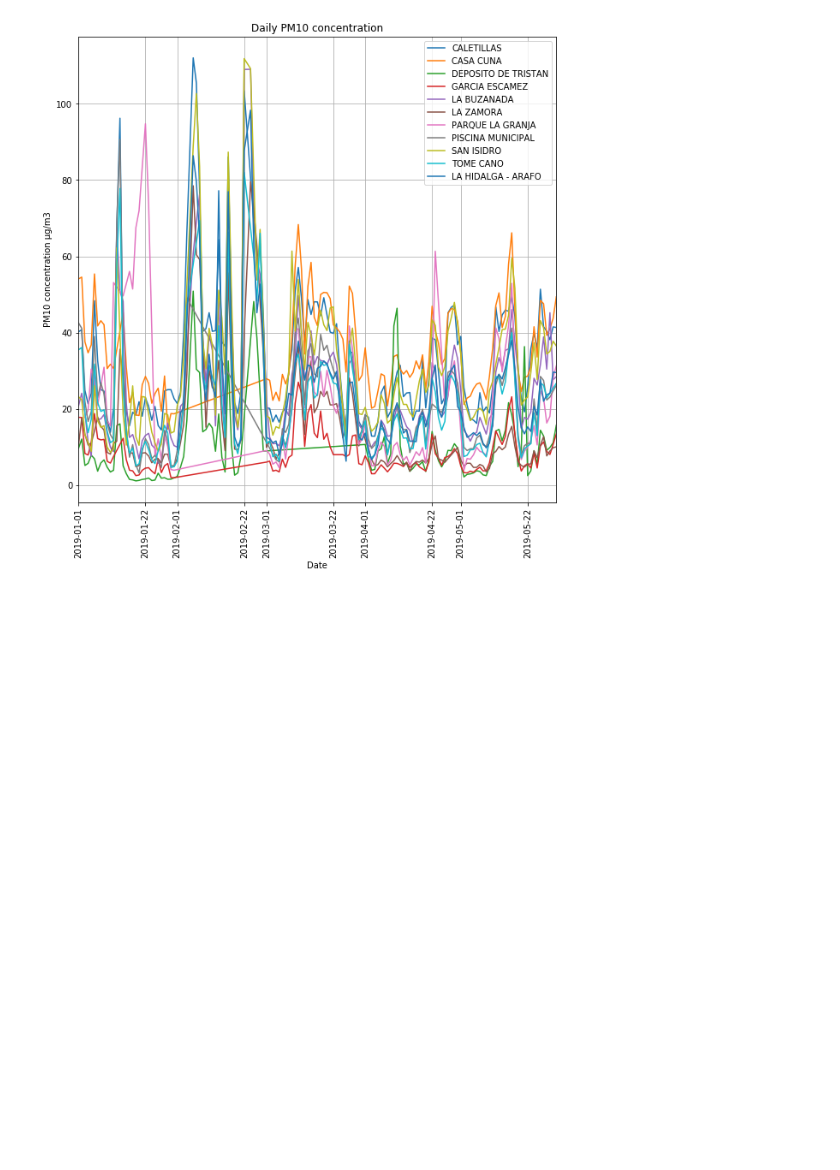
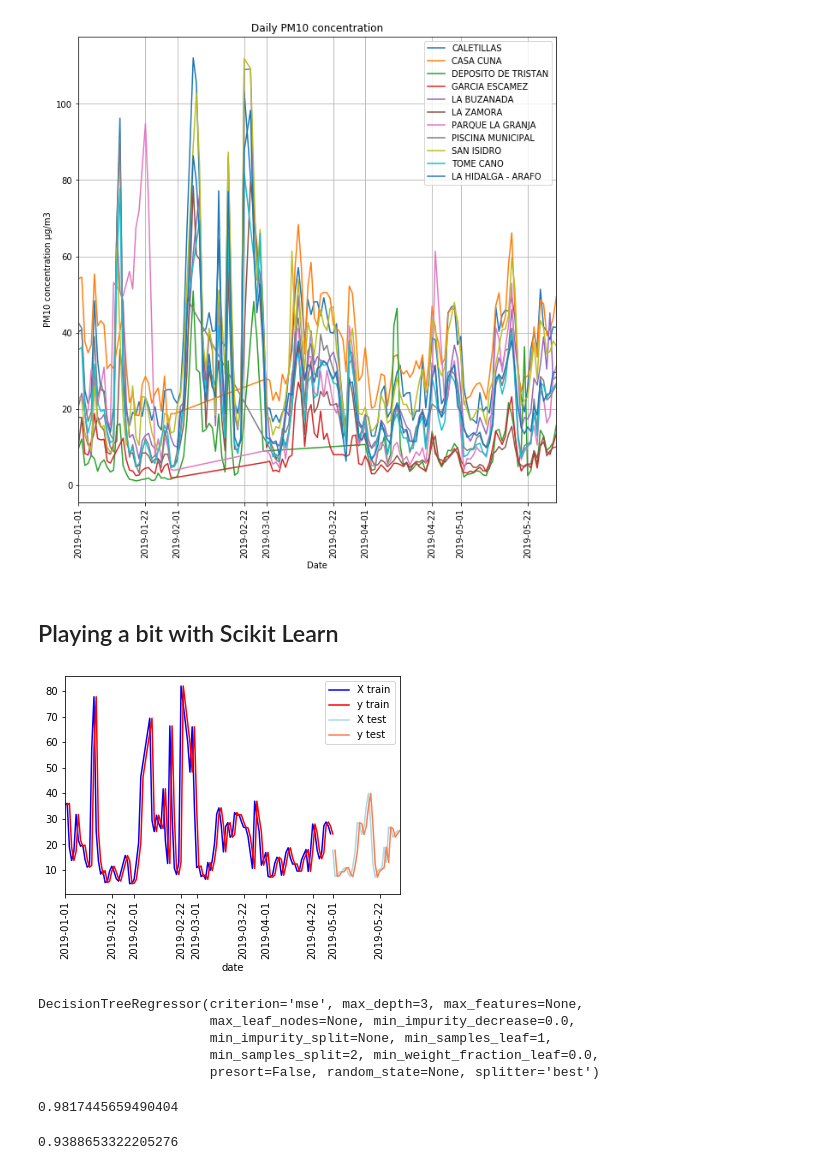
Before and after one commit to carlosdg/AirPollutionForecasting, a Jupyter notebook: Software/jupyter/notebooks/ExploringTheData.ipynb, the cells around one changed output. Cells and saved outputs as stored; diff of their text form; code cells hidden in the pictures; blank space fills up the shorter version.

```diff
--- a/Software/jupyter/notebooks/ExploringTheData.ipynb
+++ b/Software/jupyter/notebooks/ExploringTheData.ipynb
@@ -235,3 +235,5 @@ for zone in zone_names:
     get_daily_pm10_plot(daily_df, zone)
 # %% [output]
 [figure]
+# %% [markdown]
+## Playing a bit with Scikit Learn
@@ -237,0 +244,38 @@ for zone in zone_names:
+# %%
+zone = "TOME CANO"
+data = get_daily_pm10(zone)
+data = process_outliers(data)
+data = process_missing_data(data)
+
+data = pd.DataFrame(data)
+# %%
+X_train = data[:-1][:-30]
+y_train = data.shift(1)[1:][:-30]
+
+X_test = data[:-1][-30:]
+y_test = data.shift(1)[1:][-30:]
+
+ax = X_train.plot(c="blue")
+ax = y_train.plot(ax=ax, c="red")
+ax = X_test.plot(ax=ax, c="lightblue")
+ax = y_test.plot(ax=ax, c="coral")
+ax.legend(["X train", "y train", "X test", "y test"])
+ax.xaxis.set_tick_params(rotation=90)
+# %% [output]
+[figure, added]
+# %%
+regr_1.fit(X_train, y_train)
+# %% [output]
+DecisionTreeRegressor(criterion='mse', max_depth=3, max_features=None,
+                      max_leaf_nodes=None, min_impurity_decrease=0.0,
+                      min_impurity_split=None, min_samples_leaf=1,
+                      min_samples_split=2, min_weight_fraction_leaf=0.0,
+                      presort=False, random_state=None, splitter='best')
+# %%
+regr_1.score(X_train, y_train)
+# %% [output]
+0.9817445659490404
+# %%
+regr_1.score(X_test, y_test)
+# %% [output]
+0.9388653322205276
```
Also changed, not shown: parts of 3 cells of this notebook.
